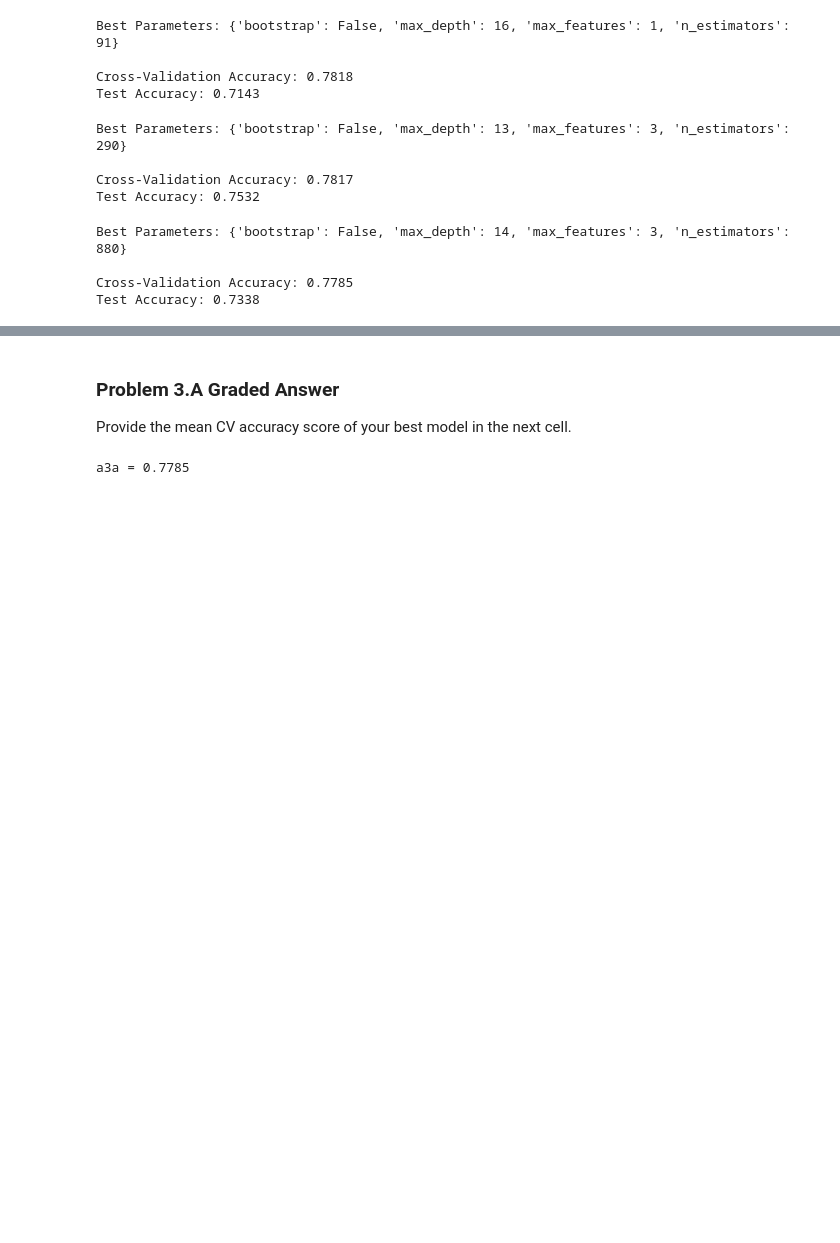
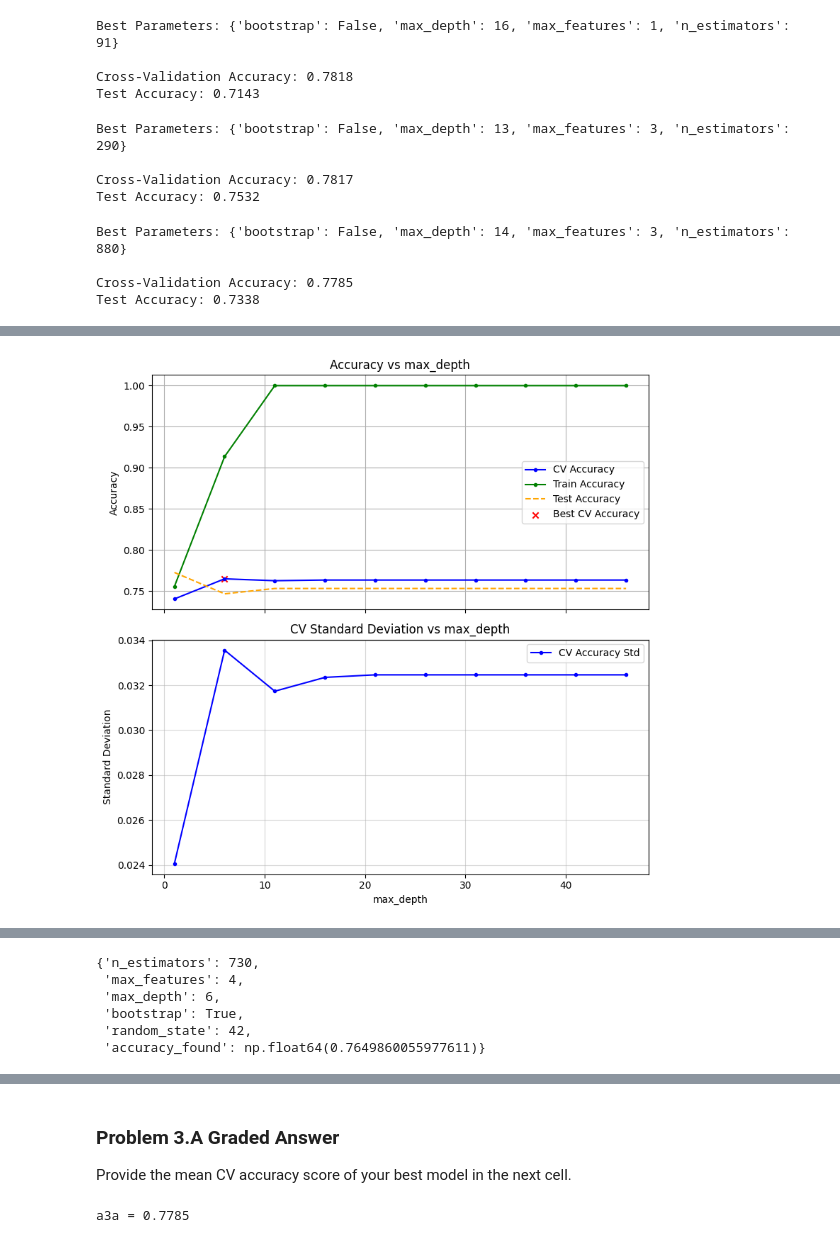
Before and after one commit to joe-bene/test_repo, a Jupyter notebook: Homework_08.ipynb, the cells around one changed output, grey strips where cells are left out. Cells and saved outputs as stored; diff of their text form; code cells hidden in the pictures; blank space fills up the shorter version.

```diff
--- a/Homework_08.ipynb
+++ b/Homework_08.ipynb
@@ -469,0 +580,26 @@ Test Accuracy: 0.7338
+# %%
+
+Default_Parameters_Random_Forests = {
+    'n_estimators': 730,         # Number of base estimators in the ensemble
+    'max_features': 4,        # Number of features to consider when looking for the best split
+    'max_depth'   : None,        # Limits the depth of each tree
+    'bootstrap'   : True,        # Use bootstrap samples when building estimators
+    'random_state': 42,          # Ensures reproducibility
+}
+
+sweep_parameter(RandomForestClassifier,
+                    Default_Parameters_Random_Forests,
+                    'max_depth',
+                    range(1,51,5),
+                    X_train          = X_train_unscaled,                 # The defaults use global parameters, you can override this by simply giving the arguments explicitly
+                    y_train          = y_train_unscaled,
+                    X_test           = X_test_unscaled,
+                    y_test           = y_test_unscaled,
+                    verbose          = True,
+                    n_iter_no_change = None,
+                    delta            = 0.001,
+                    n_jobs           = -1,
+                    n_repeats        = 10
+)
+# %% [output]
+[figure, added]
@@ -469,0 +607,6 @@ Test Accuracy: 0.7338
+{'n_estimators': 730,
+ 'max_features': 4,
+ 'max_depth': 6,
+ 'bootstrap': True,
+ 'random_state': 42,
+ 'accuracy_found': np.float64(0.7649860055977611)}
```
Also changed, not shown: parts of 7 cells of this notebook.
